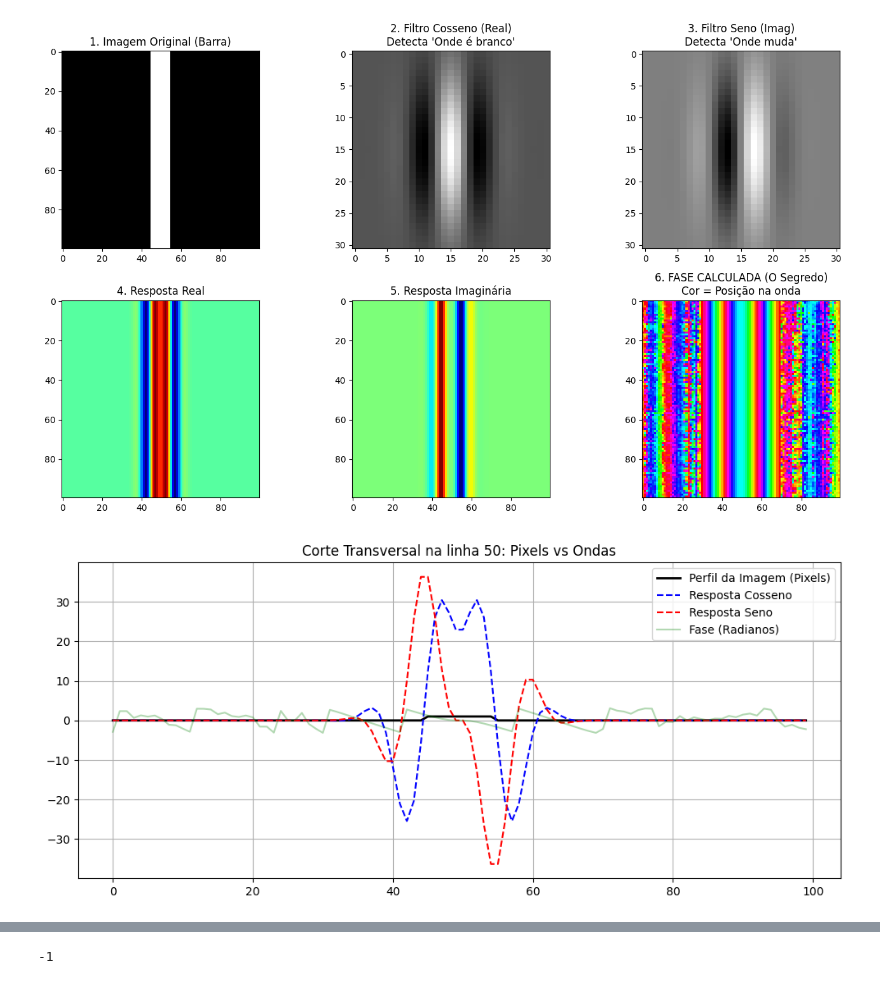
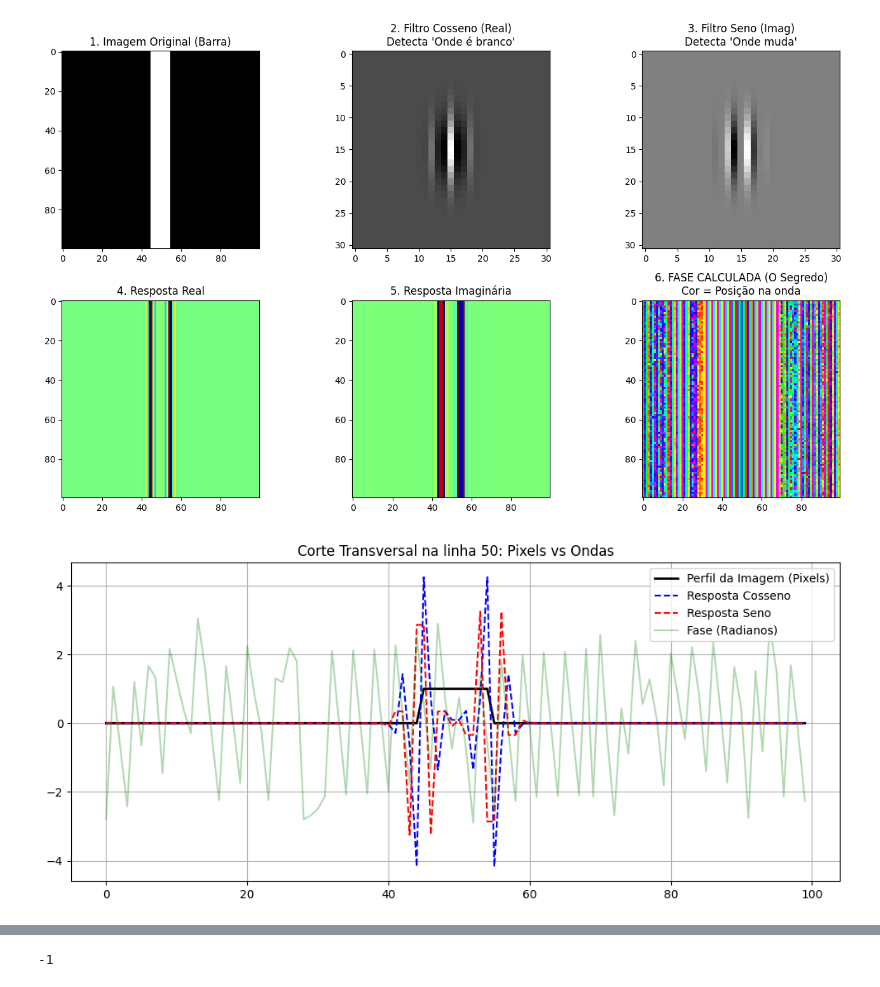
Before and after one commit to mumiavini/cv_vibrometry, a Jupyter notebook: main.ipynb, the cells around one changed output, grey strips where cells are left out. Cells and saved outputs as stored; diff of their text form; code cells hidden in the pictures.

```diff
--- a/main.ipynb
+++ b/main.ipynb
@@ -162,10 +214,10 @@ def visualizar_ondas_gabor():
     # 2. CRIAR OS FILTROS DE GABOR (Os "Moldes" de Onda)
     # Parâmetros do filtro
     ksize = 31       # Tamanho do filtro (31x31 pixels)
-    sigma = 4.0      # Desvio padrão da Gaussiana (largura do envelope)
     theta = 0        # Orientação: 0 = Vertical (para pegar nossa barra vertical)
-    lambd = 10.0     # Comprimento da onda (wavelength) em pixels
+    lambd = 3   # Comprimento da onda (wavelength) em pixels
     gamma = 0.5      # Aspect ratio espacial
+    sigma = lambd * 0.56      # Desvio padrão da Gaussiana (largura do envelope)
 
     # Filtro REAL (Cosseno) - Fase offset (psi) = 0
     # Este filtro procura por intensidade (brilho)
@@ -207,35 +259,35 @@ def visualizar_ondas_gabor():
 
     plt.subplot(2, 3, 5)
     plt.imshow(res_imag, cmap='jet')
     plt.title("5. Resposta Imaginária")
 
     plt.subplot(2, 3, 6)
     plt.imshow(fase, cmap='hsv') # HSV é bom para fase cíclica (-pi a pi)
     plt.title("6. FASE CALCULADA (O Segredo)\nCor = Posição na onda")
 
     plt.tight_layout()
     plt.show()
 
     # --- GRÁFICO 1D (O CORTA-MATO) ---
     # Vamos pegar uma linha horizontal (pixel 50) e ver os valores como gráfico
     linha = 50
     plt.figure(figsize=(12, 5))
 
     plt.plot(img[linha, :], 'k-', linewidth=2, label='Perfil da Imagem (Pixels)')
     plt.plot(res_real[linha, :], 'b--', label='Resposta Cosseno')
     plt.plot(res_imag[linha, :], 'r--', label='Resposta Seno')
     plt.plot(fase[linha, :], 'g-', alpha=0.3, label='Fase (Radianos)')
 
     plt.title(f"Corte Transversal na linha {linha}: Pixels vs Ondas")
     plt.legend()
     plt.grid(True)
     plt.show()
 
 if __name__ == "__main__":
     visualizar_ondas_gabor()
 # %% [output]
-[figure, old version]
+[figure, new version]
-[figure, old version]
+[figure, new version]
 # %%
 import cv2
 import numpy as np
```
Also changed, not shown: parts of 4 cells of this notebook, 5 other files.
